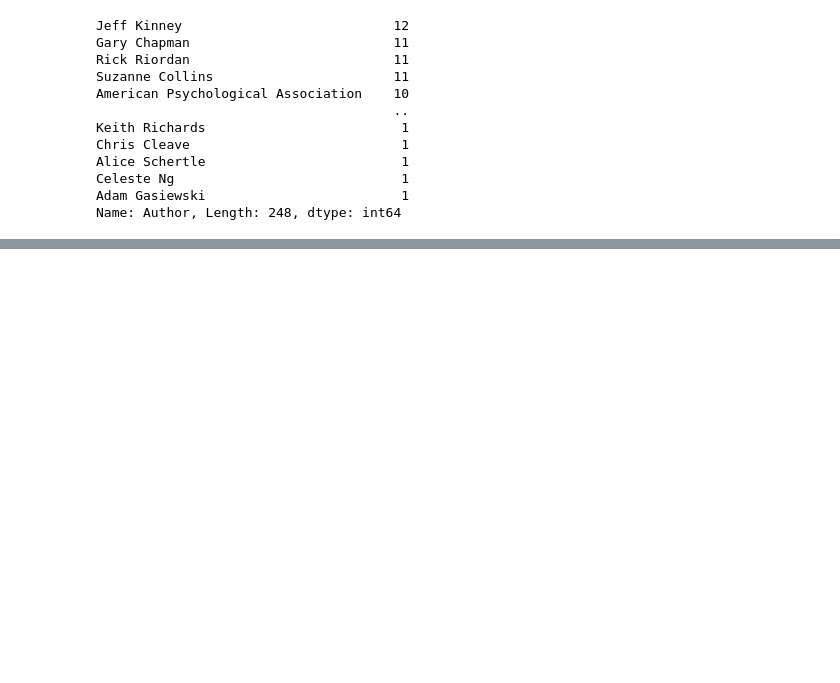
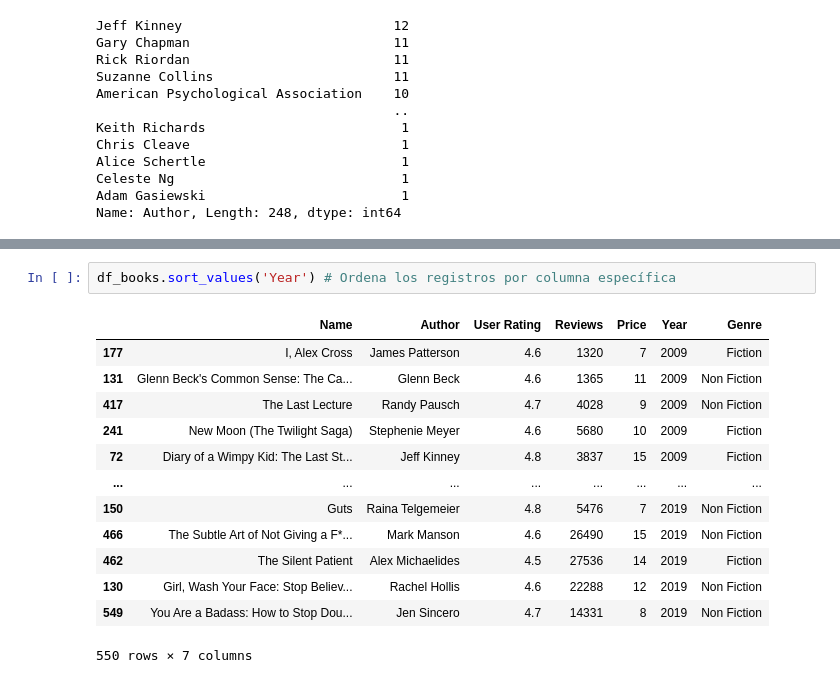
Before and after one commit to feracor/pandas_numpy, a Jupyter notebook: 5_funciones_pandas.ipynb, the cells around one changed output, grey strips where cells are left out. Saved outputs shown, nothing was run; the diff lists cells and outputs as text; blank space fills up the shorter version.

```diff
--- a/5_funciones_pandas.ipynb
+++ b/5_funciones_pandas.ipynb
@@ -88,0 +138,16 @@ Name: 0, dtype: object
+# %%
+df_books.sort_values('Year') # Ordena los registros por columna específica
+# %% [output]
+|  | Name | Author | User Rating | Reviews | Price | Year | Genre |
+| 177 | I, Alex Cross | James Patterson | 4.6 | 1320 | 7 | 2009 | Fiction |
+| 131 | Glenn Beck's Common Sense: The Ca... | Glenn Beck | 4.6 | 1365 | 11 | 2009 | Non Fiction |
+| 417 | The Last Lecture | Randy Pausch | 4.7 | 4028 | 9 | 2009 | Non Fiction |
+| 241 | New Moon (The Twilight Saga) | Stephenie Meyer | 4.6 | 5680 | 10 | 2009 | Fiction |
+| 72 | Diary of a Wimpy Kid: The Last St... | Jeff Kinney | 4.8 | 3837 | 15 | 2009 | Fiction |
+| ... | ... | ... | ... | ... | ... | ... | ... |
+| 150 | Guts | Raina Telgemeier | 4.8 | 5476 | 7 | 2019 | Non Fiction |
+| 466 | The Subtle Art of Not Giving a F*... | Mark Manson | 4.6 | 26490 | 15 | 2019 | Non Fiction |
+| 462 | The Silent Patient | Alex Michaelides | 4.5 | 27536 | 14 | 2019 | Fiction |
+| 130 | Girl, Wash Your Face: Stop Believ... | Rachel Hollis | 4.6 | 22288 | 12 | 2019 | Non Fiction |
+| 549 | You Are a Badass: How to Stop Dou... | Jen Sincero | 4.7 | 14331 | 8 | 2019 | Non Fiction |
+550 rows × 7 columns
```
Also changed, not shown: parts of 6 cells of this notebook.
